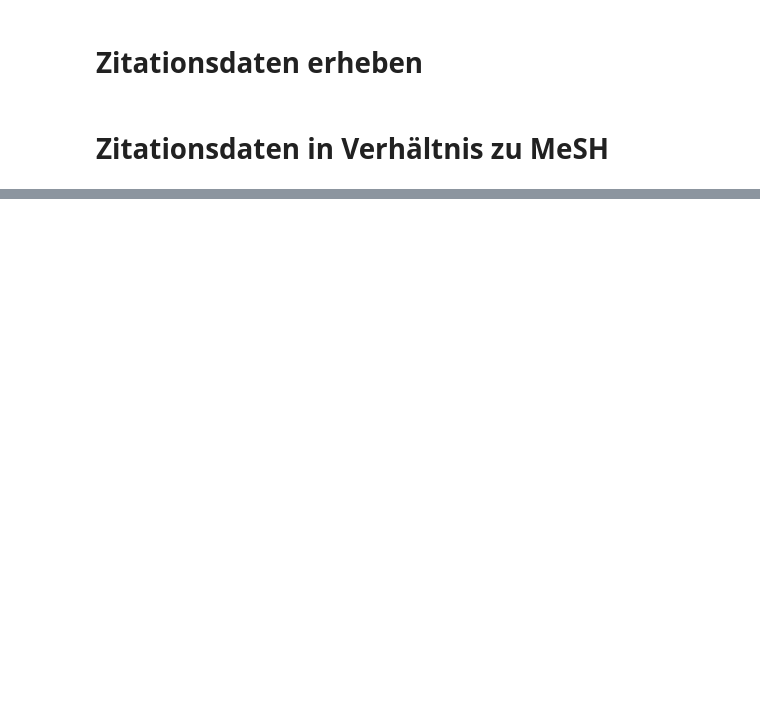
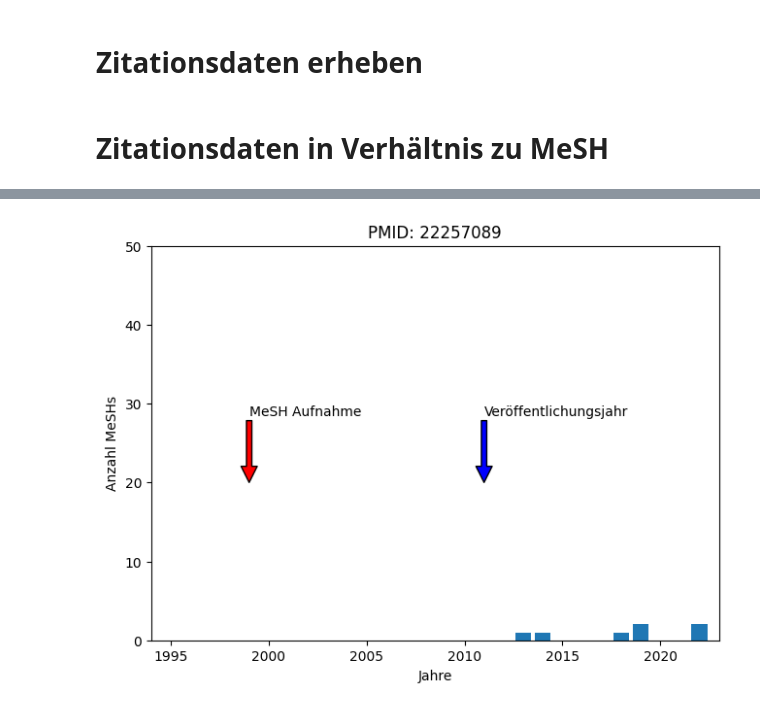
Before and after one commit to Johanna0999/MA_Code, a Jupyter notebook: idea_1.ipynb, the cells around one changed output, grey strips where cells are left out. Cells and saved outputs as stored; diff of their text form; code cells hidden in the pictures; blank space fills up the shorter version.

```diff
--- a/idea_1.ipynb
+++ b/idea_1.ipynb
@@ -218,0 +274,4 @@ getCitationDataForPMID(pmidList)
+# %%
+plotMeSHIntrosPerPmid("22257089")
+# %% [output]
+[figure, added]
```
Also changed, not shown: parts of 16 cells of this notebook.
